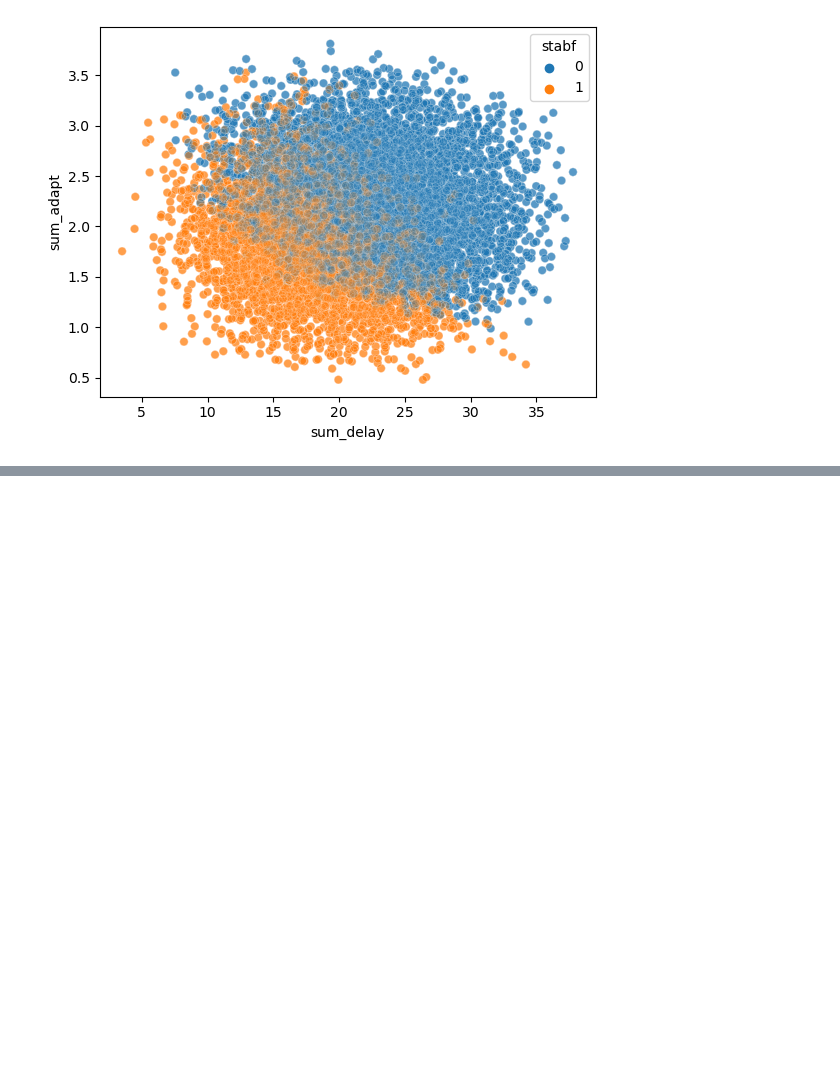
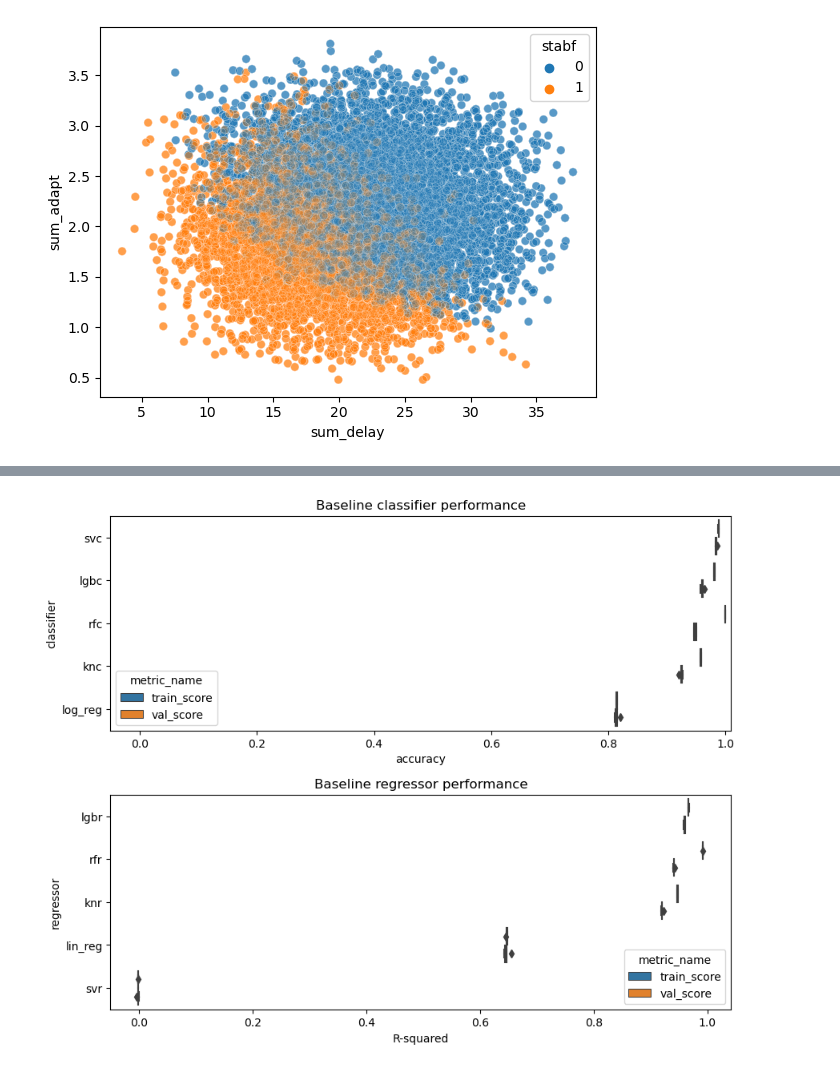
Before and after one commit to mphung1/SecureGrid, a Jupyter notebook: notebook.ipynb, the cells around one changed output, grey strips where cells are left out. Drawn from its saved outputs; the diff is of its cells as text; code cells hidden in the pictures; blank space fills up the shorter version.

```diff
--- a/notebook.ipynb
+++ b/notebook.ipynb
@@ -85,0 +309,17 @@ for row_ind, feat_type in enumerate(["delay", "power", "adapt"]):
+# %%
+fig, axs = plt.subplots(2, 1, figsize=(10, 8))
+plt.subplots_adjust(hspace=0.3)
+for metric_df, ax_pos, estimator, metric in \
+    zip([blc_no_pwr, blr_no_pwr], [0, 1],
+        ["classifier", "regressor"], ["accuracy", "R-squared"]):
+    (metric_df
+     .pipe(pd.melt,
+           id_vars="estimator",
+           value_vars=["train_score", "val_score"],
+           var_name="metric_name", value_name="metric_value")
+     .pipe((sns.boxplot, "data"), x="metric_value", y="estimator",
+           hue="metric_name", ax=axs[ax_pos])
+     .set(title=f"Baseline {estimator} performance",
+         xlim=(-0.05, None), xlabel=metric, ylabel=estimator))
+# %% [output]
+[figure, added]
```
Also changed, not shown: parts of 8 cells of this notebook.
